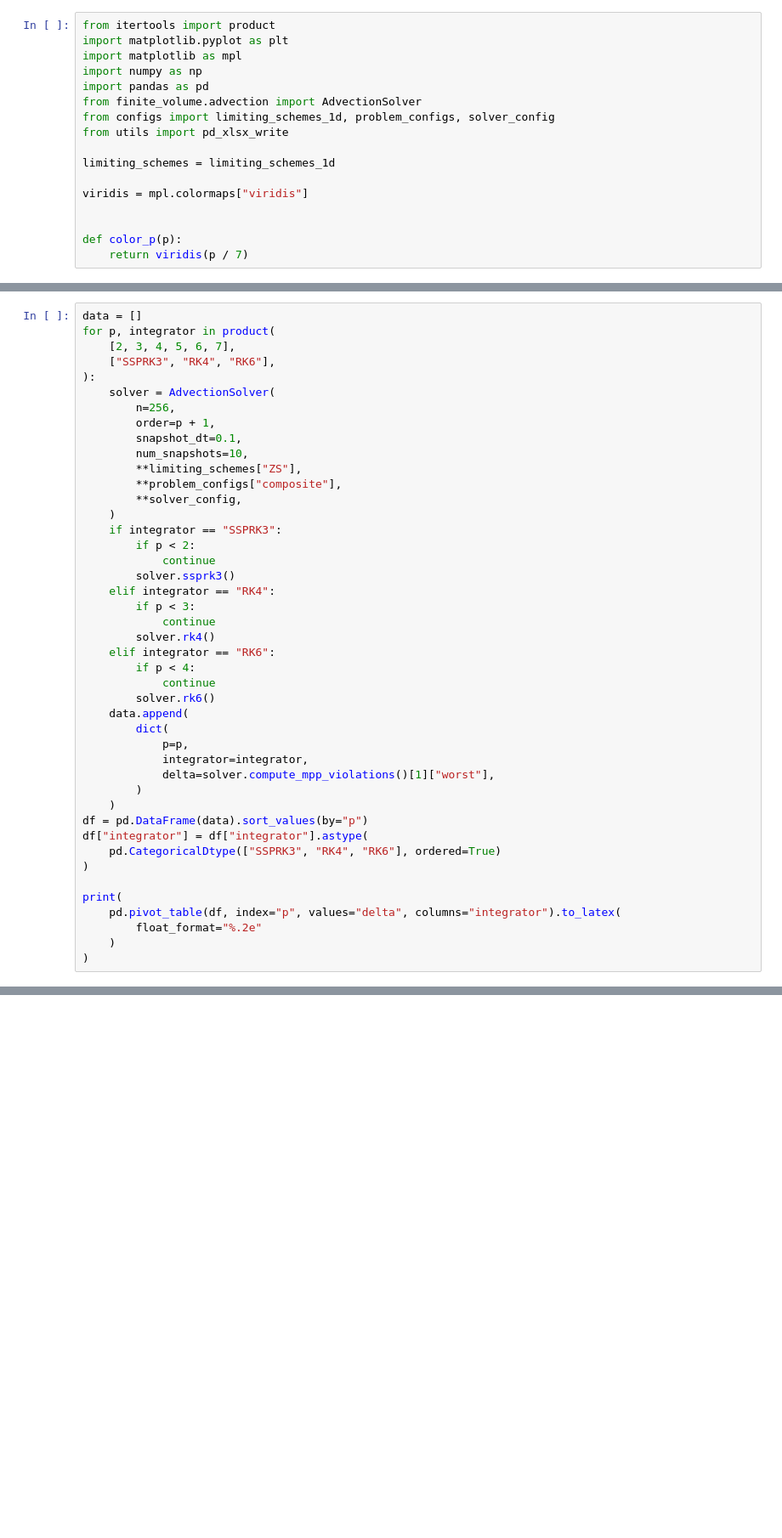
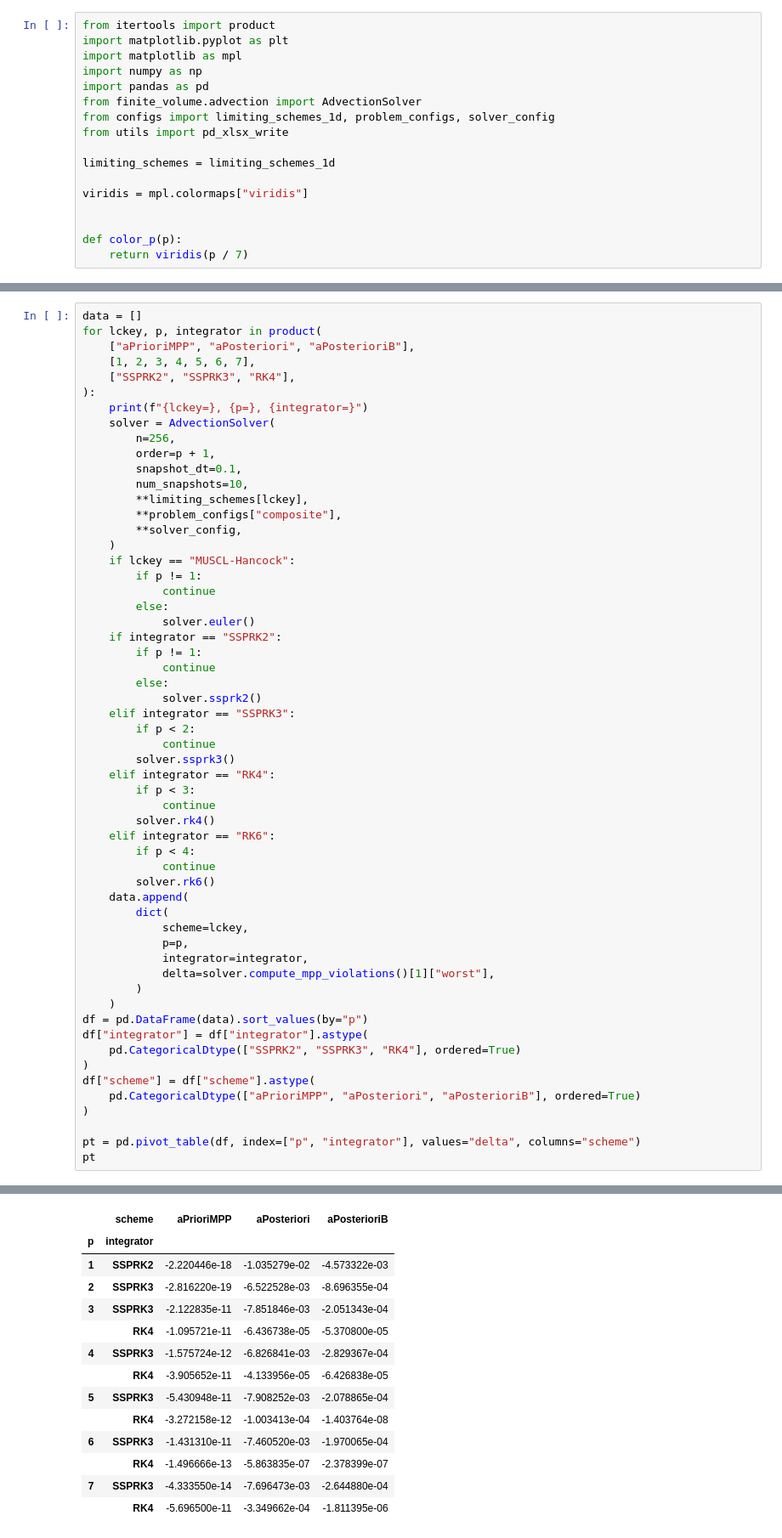
Before and after one commit to jpalafou/FVMethods, a Jupyter notebook: experiments/composite.ipynb, the cells around one changed output, grey strips where cells are left out. Shown at 85% size. Drawn from its saved outputs; the diff is of its cells as text; blank space fills up the shorter version.

```diff
--- a/experiments/composite.ipynb
+++ b/experiments/composite.ipynb
@@ -94,19 +18,31 @@ solver.step_count=853
 # %%
 data = []
-for p, integrator in product(
-    [2, 3, 4, 5, 6, 7],
-    ["SSPRK3", "RK4", "RK6"],
+for lckey, p, integrator in product(
+    ["aPrioriMPP", "aPosteriori", "aPosterioriB"],
+    [1, 2, 3, 4, 5, 6, 7],
+    ["SSPRK2", "SSPRK3", "RK4"],
 ):
+    print(f"{lckey=}, {p=}, {integrator=}")
     solver = AdvectionSolver(
         n=256,
         order=p + 1,
         snapshot_dt=0.1,
         num_snapshots=10,
-        **limiting_schemes["ZS"],
+        **limiting_schemes[lckey],
         **problem_configs["composite"],
         **solver_config,
     )
-    if integrator == "SSPRK3":
+    if lckey == "MUSCL-Hancock":
+        if p != 1:
+            continue
+        else:
+            solver.euler()
+    if integrator == "SSPRK2":
+        if p != 1:
+            continue
+        else:
+            solver.ssprk2()
+    elif integrator == "SSPRK3":
         if p < 2:
             continue
         solver.ssprk3()
@@ -120,6 +56,7 @@ for p, integrator in product(
         solver.rk6()
     data.append(
         dict(
+            scheme=lckey,
             p=p,
             integrator=integrator,
             delta=solver.compute_mpp_violations()[1]["worst"],
@@ -127,12 +64,12 @@ for p, integrator in product(
     )
 df = pd.DataFrame(data).sort_values(by="p")
 df["integrator"] = df["integrator"].astype(
-    pd.CategoricalDtype(["SSPRK3", "RK4", "RK6"], ordered=True)
+    pd.CategoricalDtype(["SSPRK2", "SSPRK3", "RK4"], ordered=True)
+)
+df["scheme"] = df["scheme"].astype(
+    pd.CategoricalDtype(["aPrioriMPP", "aPosteriori", "aPosterioriB"], ordered=True)
 )
 
-print(
-    pd.pivot_table(df, index="p", values="delta", columns="integrator").to_latex(
-        float_format="%.2e"
-    )
-)
+pt = pd.pivot_table(df, index=["p", "integrator"], values="delta", columns="scheme")
+pt
 # %% [output]
@@ -151,0 +93,14 @@ p &  &  &  \\
+|  | scheme | aPrioriMPP | aPosteriori | aPosterioriB |
+| p | integrator |  |  |  |
+| 1 | SSPRK2 | -2.220446e-18 | -1.035279e-02 | -4.573322e-03 |
+| 2 | SSPRK3 | -2.816220e-19 | -6.522528e-03 | -8.696355e-04 |
+| 3 | SSPRK3 | -2.122835e-11 | -7.851846e-03 | -2.051343e-04 |
+|  | RK4 | -1.095721e-11 | -6.436738e-05 | -5.370800e-05 |
+| 4 | SSPRK3 | -1.575724e-12 | -6.826841e-03 | -2.829367e-04 |
+|  | RK4 | -3.905652e-11 | -4.133956e-05 | -6.426838e-05 |
+| 5 | SSPRK3 | -5.430948e-11 | -7.908252e-03 | -2.078865e-04 |
+|  | RK4 | -3.272158e-12 | -1.003413e-04 | -1.403764e-08 |
+| 6 | SSPRK3 | -1.431310e-11 | -7.460520e-03 | -1.970065e-04 |
+|  | RK4 | -1.496666e-13 | -5.863835e-07 | -2.378399e-07 |
+| 7 | SSPRK3 | -4.333550e-14 | -7.696473e-03 | -2.644880e-04 |
+|  | RK4 | -5.696500e-11 | -3.349662e-04 | -1.811395e-06 |
```
Also changed, not shown: parts of 5 cells of this notebook, 10 other files.
